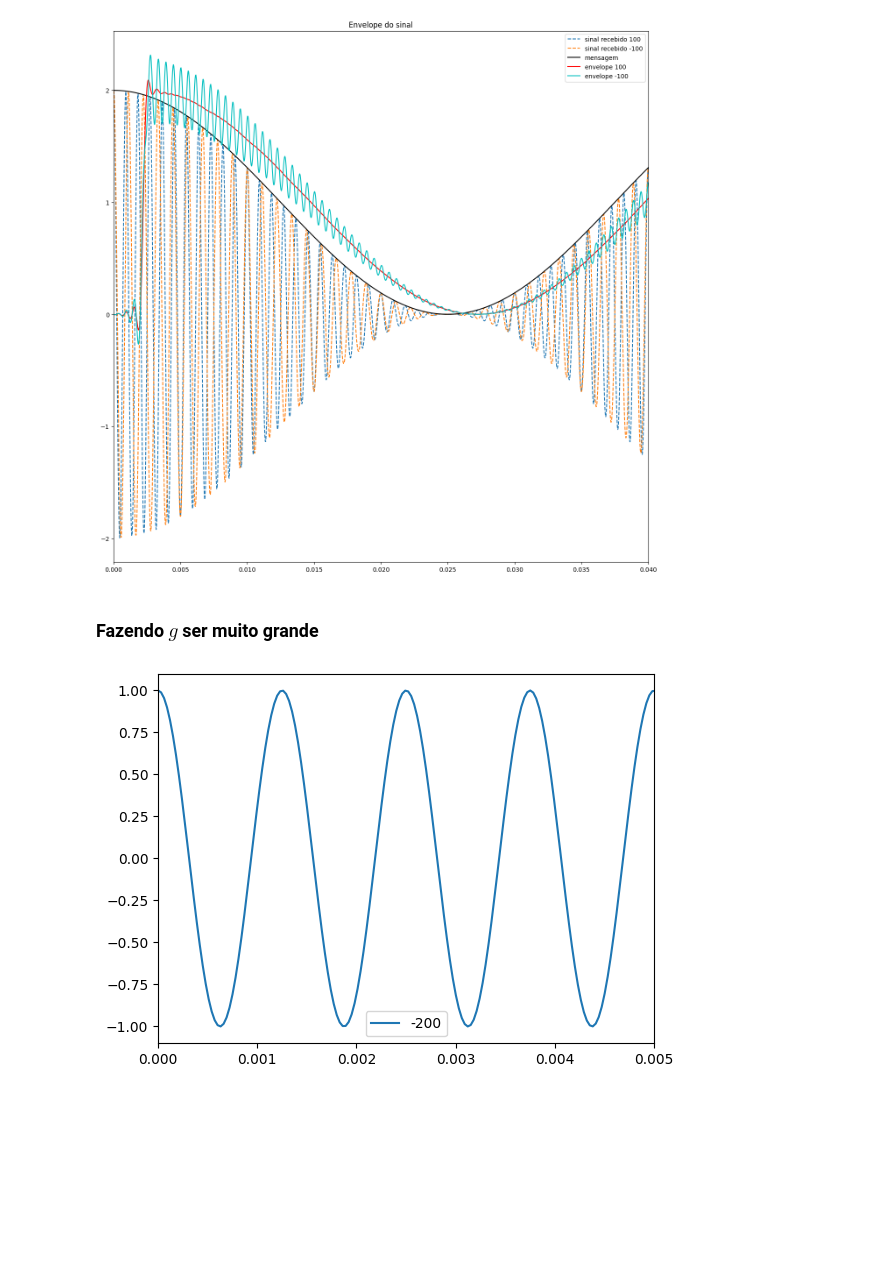
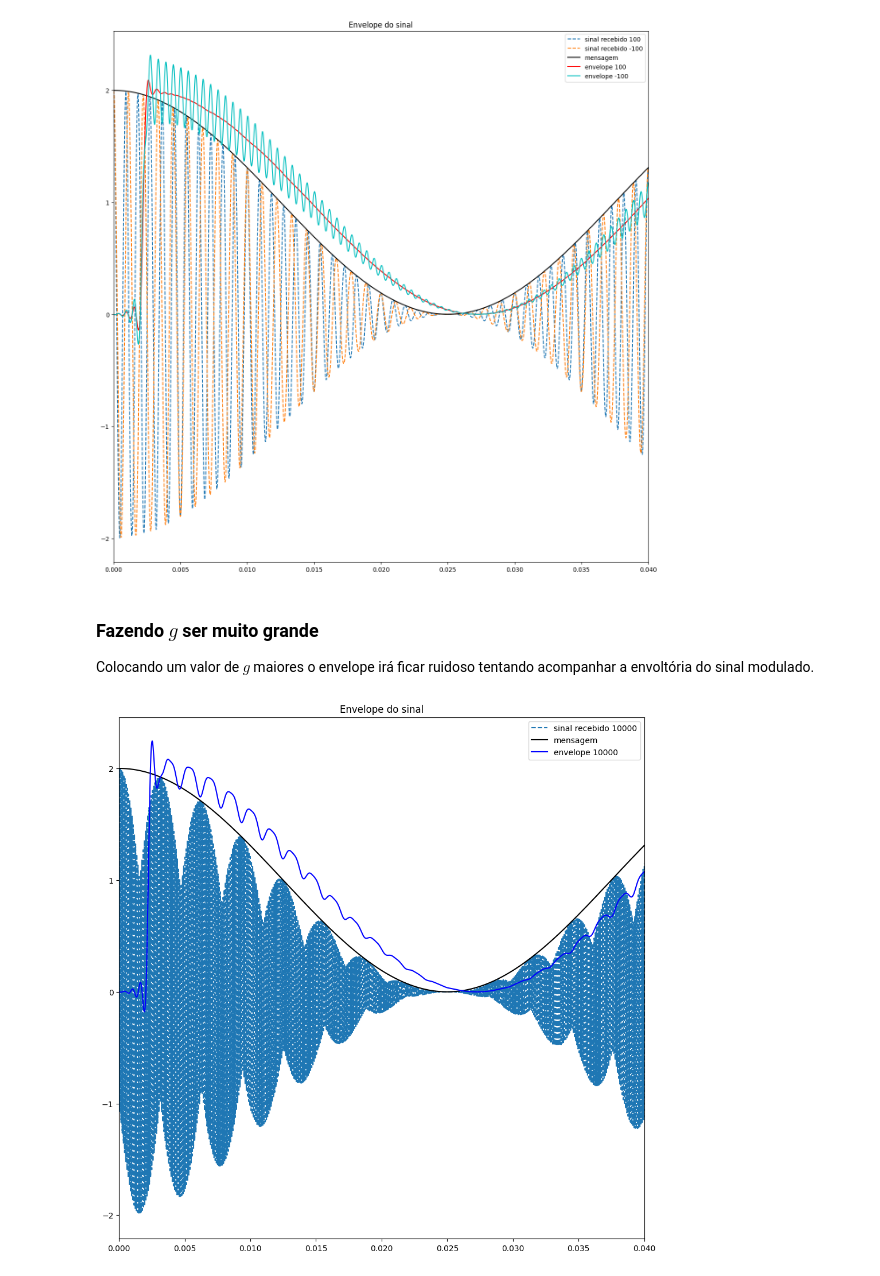
Before and after one commit to andrevale99/STD_DCA0107, a Jupyter notebook: U2/Lista_05/lista_05.ipynb, the cells around one changed output. Cells and saved outputs as stored; diff of their text form; code cells hidden in the pictures; blank space fills up the shorter version.

```diff
--- a/U2/Lista_05/lista_05.ipynb
+++ b/U2/Lista_05/lista_05.ipynb
@@ -474,31 +474,48 @@ plt.xlim(0.0, 0.04)
 plt.show()
 # %% [output]
 [figure]
-# %% [markdown]
-### Fazendo $g$ ser muito grande
+# %% [markdown]
+### Fazendo $g$ ser muito grande
+
+Colocando um valor de $g$ maiores o envelope irá ficar ruidoso tentando
+acompanhar a envoltória do sinal modulado.
 # %%
 # Parâmetros de tempo e amostragem
 time = 0.3  # duração do sinal
 Ts = 1 / 10000  # intervalo de amostragem
 t = np.linspace(0, time + Ts, 10000)  # vetor de tempo
 lent = len(t)  # comprimento do vetor de tempo
 
 # Definição do portador (carrier)
 fc = 1000
-g = -200
+g = 10000
 c = np.cos(2 * np.pi * (fc + g) * t)  # portadora na frequência fc
 # Definição da mensagem (message)
 fm = 20
 w = 1 + np.cos(2 * np.pi * fm * t)  # mensagem (garantido que seja > -1)
 
 # Modulação com portadora grande
 v = c * w  # modulação com portadora grande
 
-plt.plot(t, c, label=str(g), linestyle='-')
+# Design do filtro passa-baixa
+fbe = [0, 0.1, 0.2, 1]  # bordas da resposta em frequência normalizada
+damps = [1, 1, 0, 0]  # resposta desejada (ganho)
+fl = 150  # ordem do filtro
+b = signal.firwin(fl + 1, cutoff=0.1, window="hamming")  # resposta ao impulso do filtro
 
+# Detector de envelope (filtro aplicado ao valor absoluto do sinal modulado)
+envv = (np.pi / 2) * signal.lfilter(b, 1, np.abs(v))
+
+
+figure(figsize=(cm_to_inch(30),cm_to_inch(30)))
+plt.plot(t, v, label=f'sinal recebido {g}', linestyle='--')
+plt.plot(t, w, label='mensagem', color='k')
+plt.plot(t,envv, label=f'envelope {str(g)}', color='b')
+
+plt.title("Envelope do sinal")
 plt.legend()
-plt.xlim(0, 0.005)
+plt.xlim(0.0, 0.04)
 
 plt.show()
 # %% [output]
-[figure, old version]
+[figure, new version]
```
Also changed, not shown: parts of 12 cells of this notebook.
